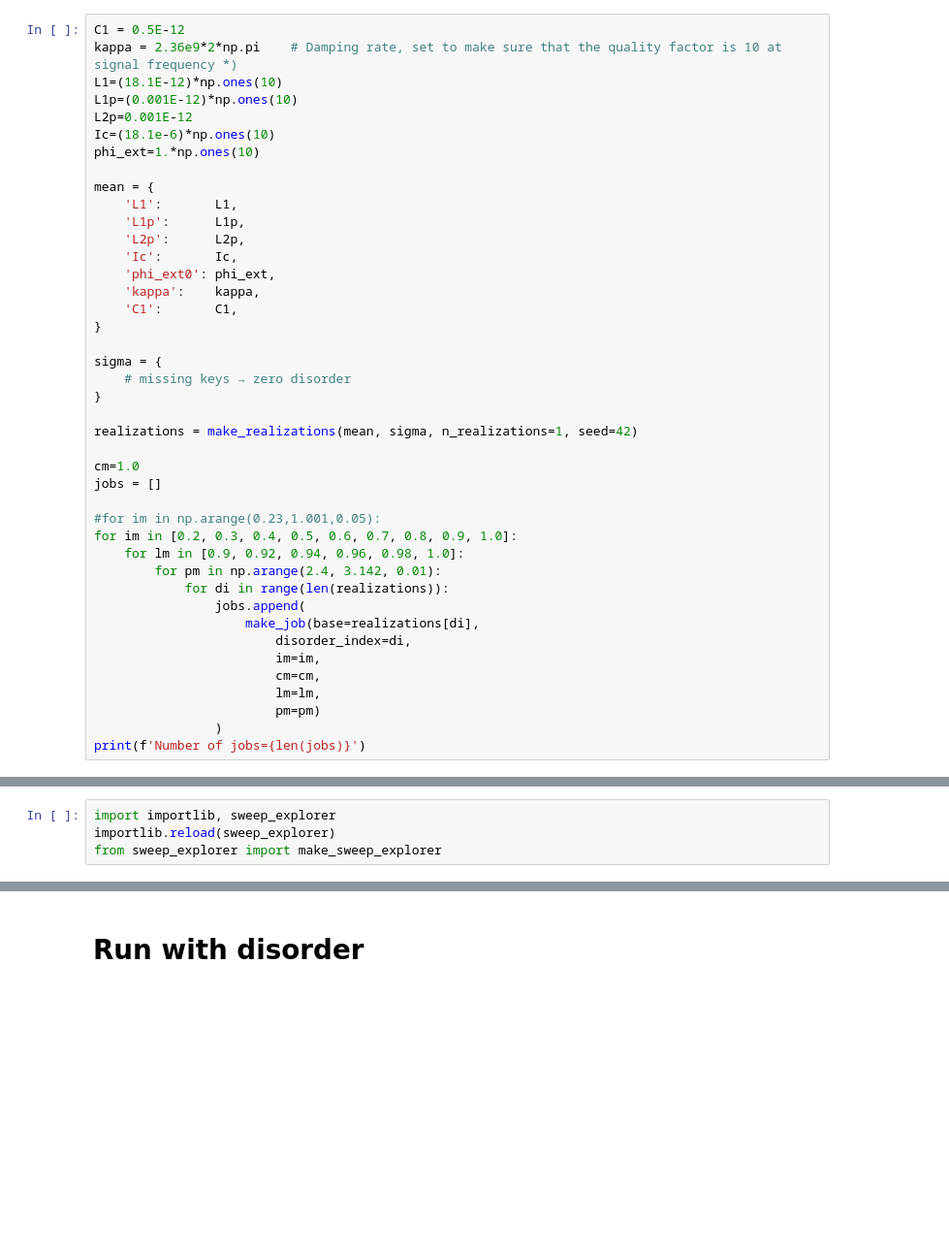
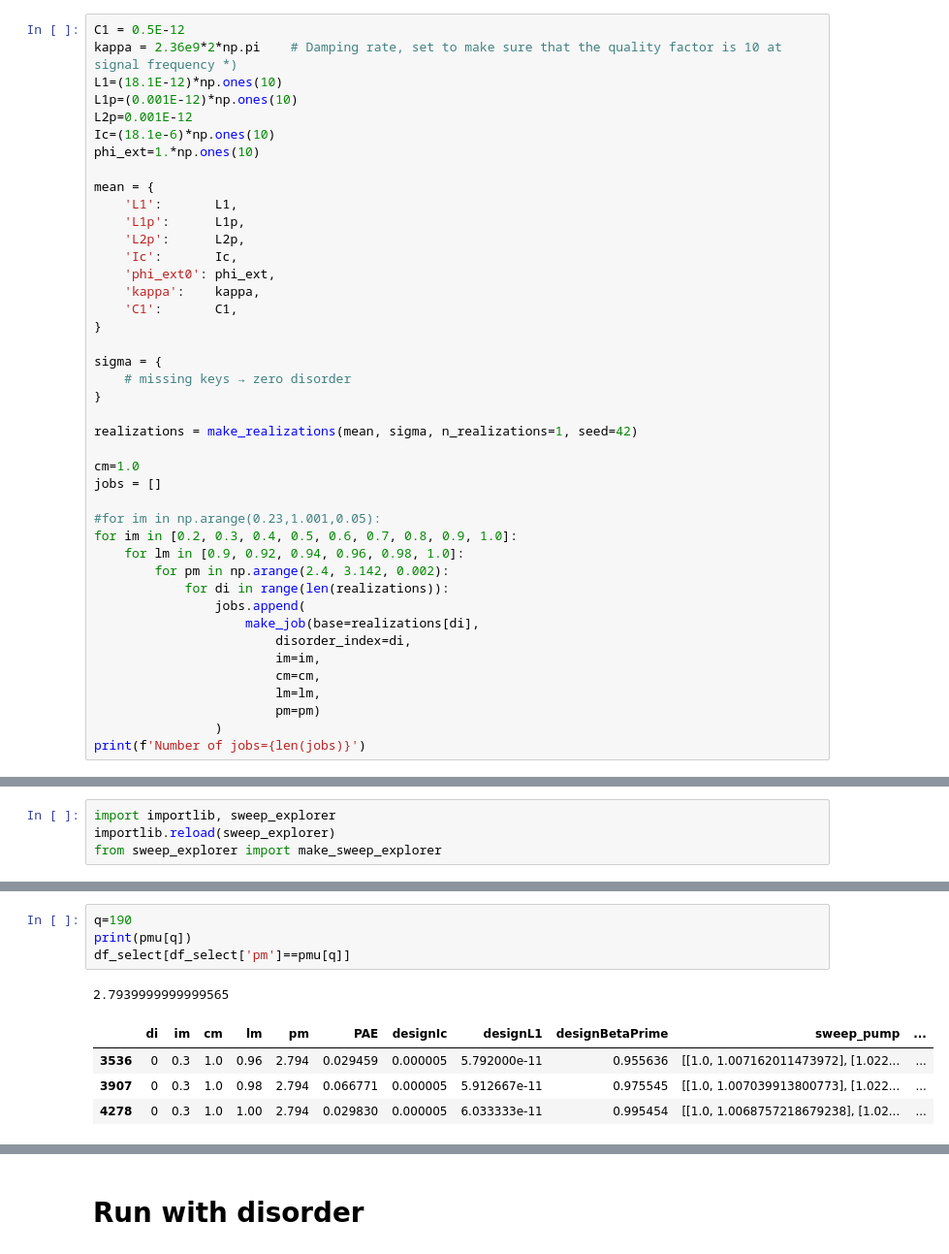
Before and after one commit to pitt-pekker-group/chainJPA, a Jupyter notebook: designs/disordered_rf_squid_chain_paper_v1.ipynb, the cells around one changed output, grey strips where cells are left out. Shown at 97% size. Drawn from its saved outputs; the diff is of its cells as text; blank space fills up the shorter version.

```diff
--- a/designs/disordered_rf_squid_chain_paper_v1.ipynb
+++ b/designs/disordered_rf_squid_chain_paper_v1.ipynb
@@ -91,7 +91,7 @@ jobs = []
 #for im in np.arange(0.23,1.001,0.05):
 for im in [0.2, 0.3, 0.4, 0.5, 0.6, 0.7, 0.8, 0.9, 1.0]:
     for lm in [0.9, 0.92, 0.94, 0.96, 0.98, 1.0]:
-        for pm in np.arange(2.4, 3.142, 0.01):
+        for pm in np.arange(2.4, 3.142, 0.002):
             for di in range(len(realizations)):
                 jobs.append(
                     make_job(base=realizations[di],
@@ -274,0 +335,10 @@ VBox(children=(HBox(children=(Dropdown(description='di:', options=(('0', np.floa
+# %%
+q=190
+print(pmu[q])
+df_select[df_select['pm']==pmu[q]]
+# %% [output]
+2.7939999999999565
+|  | di | im | cm | lm | pm | PAE | designIc | designL1 | designBetaPrime | sweep_pump | ... |
+| 3536 | 0 | 0.3 | 1.0 | 0.96 | 2.794 | 0.029459 | 0.000005 | 5.792000e-11 | 0.955636 | [[1.0, 1.007162011473972], [1.022... | ... |
+| 3907 | 0 | 0.3 | 1.0 | 0.98 | 2.794 | 0.066771 | 0.000005 | 5.912667e-11 | 0.975545 | [[1.0, 1.007039913800773], [1.022... | ... |
+| 4278 | 0 | 0.3 | 1.0 | 1.00 | 2.794 | 0.029830 | 0.000005 | 6.033333e-11 | 0.995454 | [[1.0, 1.0068757218679238], [1.02... | ... |
```
Also changed, not shown: parts of 18 cells of this notebook, 6 other files.
